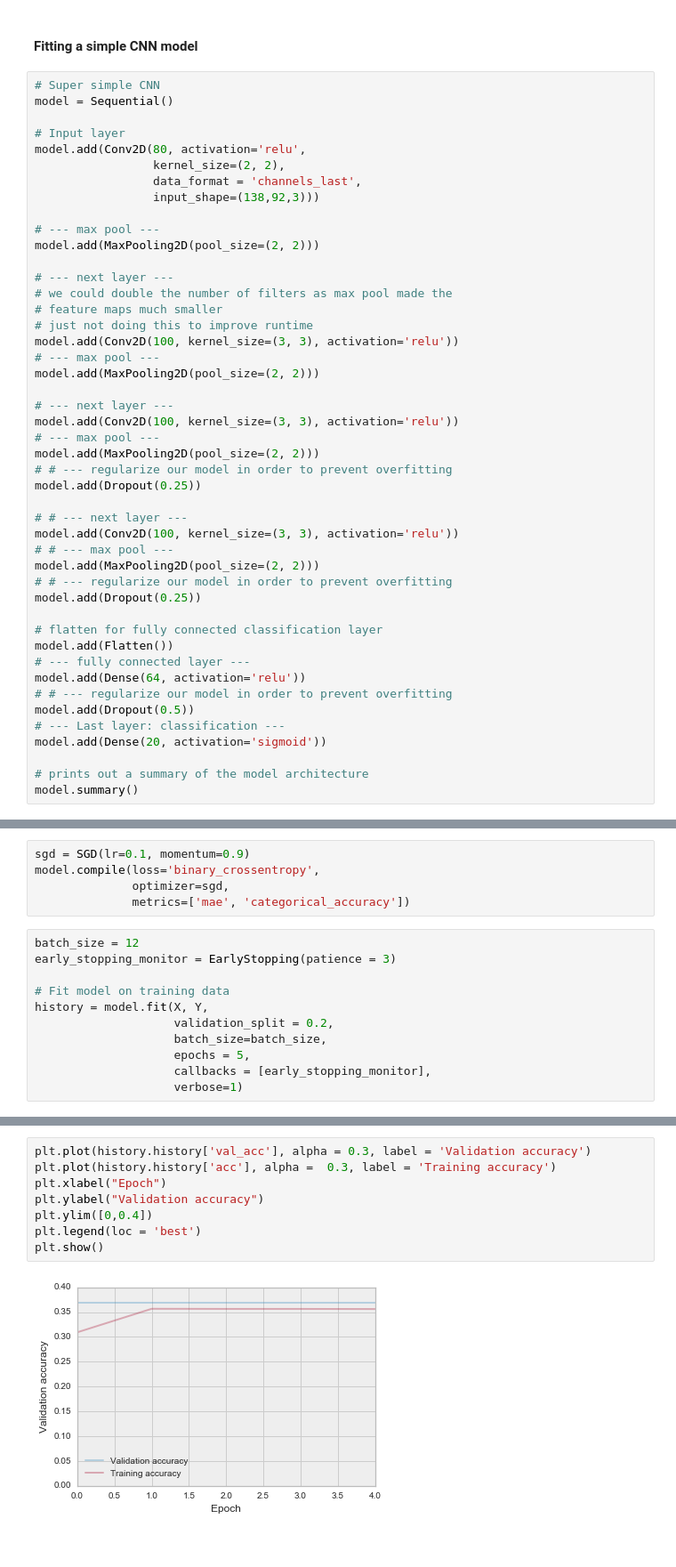
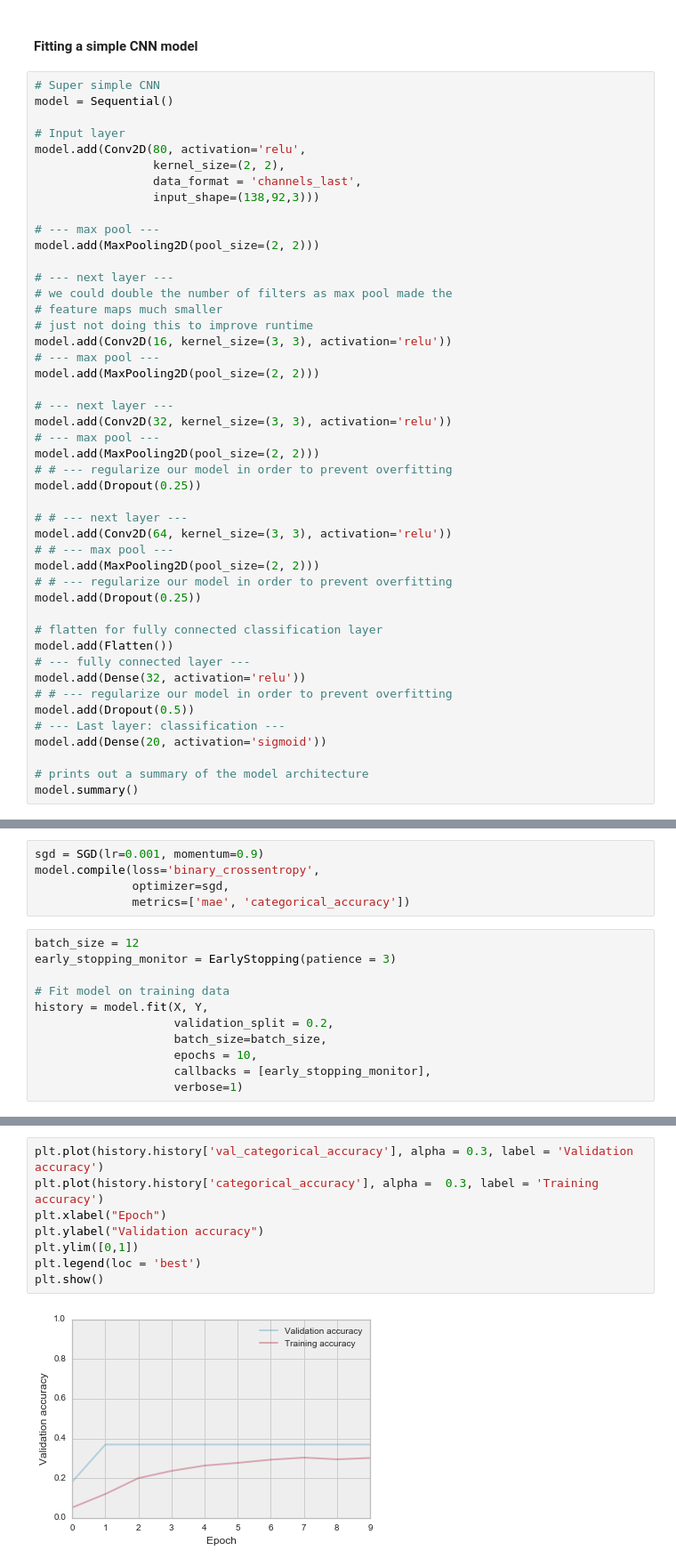
Before and after one commit to QuinnLee/cs109-project, a Jupyter notebook: notebooks/milestone_4/jr_ML4_CNN.ipynb, the cells around one changed output, grey strips where cells are left out. Shown at 89% size. Drawn from its saved outputs; the diff is of its cells as text.

```diff
--- a/notebooks/milestone_4/jr_ML4_CNN.ipynb
+++ b/notebooks/milestone_4/jr_ML4_CNN.ipynb
@@ -138,19 +144,19 @@ model.add(MaxPooling2D(pool_size=(2, 2)))
 # we could double the number of filters as max pool made the
 # feature maps much smaller
 # just not doing this to improve runtime
-model.add(Conv2D(100, kernel_size=(3, 3), activation='relu'))
+model.add(Conv2D(16, kernel_size=(3, 3), activation='relu'))
 # --- max pool ---
 model.add(MaxPooling2D(pool_size=(2, 2)))
 
 # --- next layer ---
-model.add(Conv2D(100, kernel_size=(3, 3), activation='relu'))
+model.add(Conv2D(32, kernel_size=(3, 3), activation='relu'))
 # --- max pool ---
 model.add(MaxPooling2D(pool_size=(2, 2)))
 # # --- regularize our model in order to prevent overfitting
 model.add(Dropout(0.25))
 
 # # --- next layer ---
-model.add(Conv2D(100, kernel_size=(3, 3), activation='relu'))
+model.add(Conv2D(64, kernel_size=(3, 3), activation='relu'))
 # # --- max pool ---
 model.add(MaxPooling2D(pool_size=(2, 2)))
 # # --- regularize our model in order to prevent overfitting
@@ -159,7 +165,7 @@ model.add(Dropout(0.25))
 # flatten for fully connected classification layer
 model.add(Flatten())
 # --- fully connected layer ---
-model.add(Dense(64, activation='relu'))
+model.add(Dense(32, activation='relu'))
 # # --- regularize our model in order to prevent overfitting
 model.add(Dropout(0.5))
 # --- Last layer: classification ---
@@ -186,7 +192,7 @@ Trainable params: 369,904
 Non-trainable params: 0
 _________________________________________________________________
 # %%
-sgd = SGD(lr=0.1, momentum=0.9)
+sgd = SGD(lr=0.001, momentum=0.9)
 model.compile(loss='binary_crossentropy',
               optimizer=sgd,
               metrics=['mae', 'categorical_accuracy'])
@@ -198,7 +204,7 @@ early_stopping_monitor = EarlyStopping(patience = 3)
 history = model.fit(X, Y,
                     validation_split = 0.2,
                     batch_size=batch_size,
-                    epochs = 5,
+                    epochs = 10,
                     callbacks = [early_stopping_monitor],
                     verbose=1)
 # %% [output]
@@ -216,13 +228,13 @@ Epoch 5/5
 # %%
-plt.plot(history.history['val_acc'], alpha = 0.3, label = 'Validation accuracy')
-plt.plot(history.history['acc'], alpha =  0.3, label = 'Training accuracy')
+plt.plot(history.history['val_categorical_accuracy'], alpha = 0.3, label = 'Validation accuracy')
+plt.plot(history.history['categorical_accuracy'], alpha =  0.3, label = 'Training accuracy')
 plt.xlabel("Epoch")
 plt.ylabel("Validation accuracy")
-plt.ylim([0,0.4])
+plt.ylim([0,1])
 plt.legend(loc = 'best')
 plt.show()
 # %% [output]
-[figure, old version]
+[figure, new version]
 # %%
 # Predicted lables per movie
 preds = model.predict(X)
```
Also changed, not shown: parts of 28 cells of this notebook.
